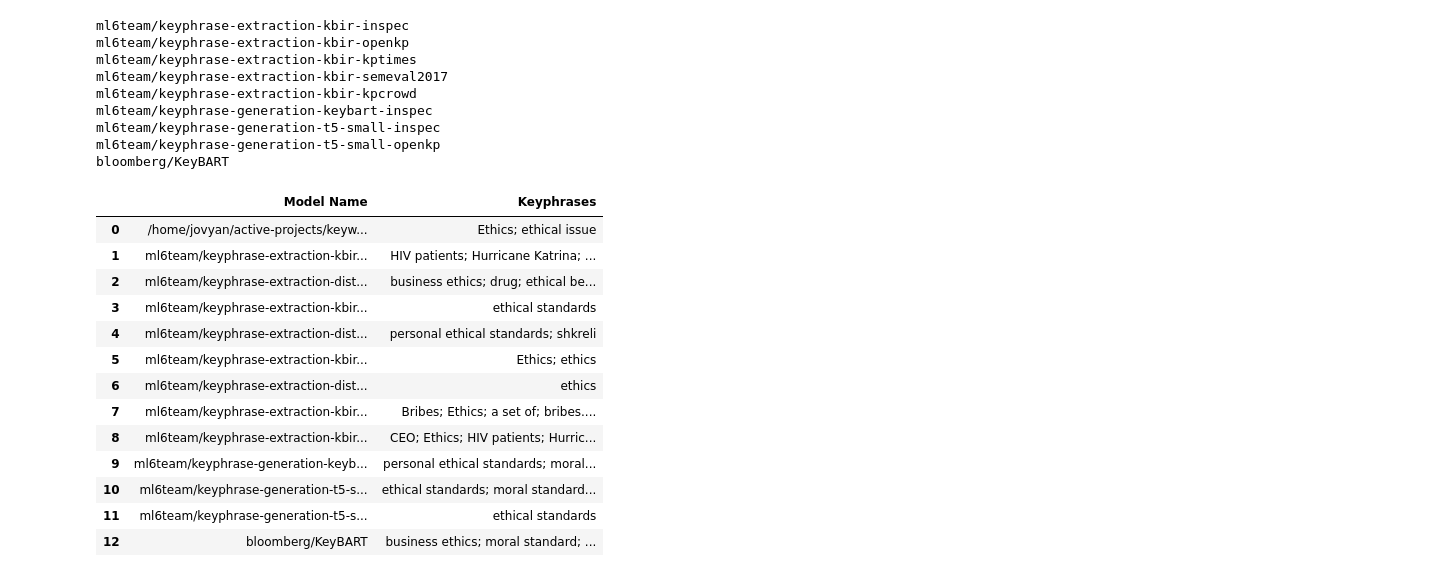
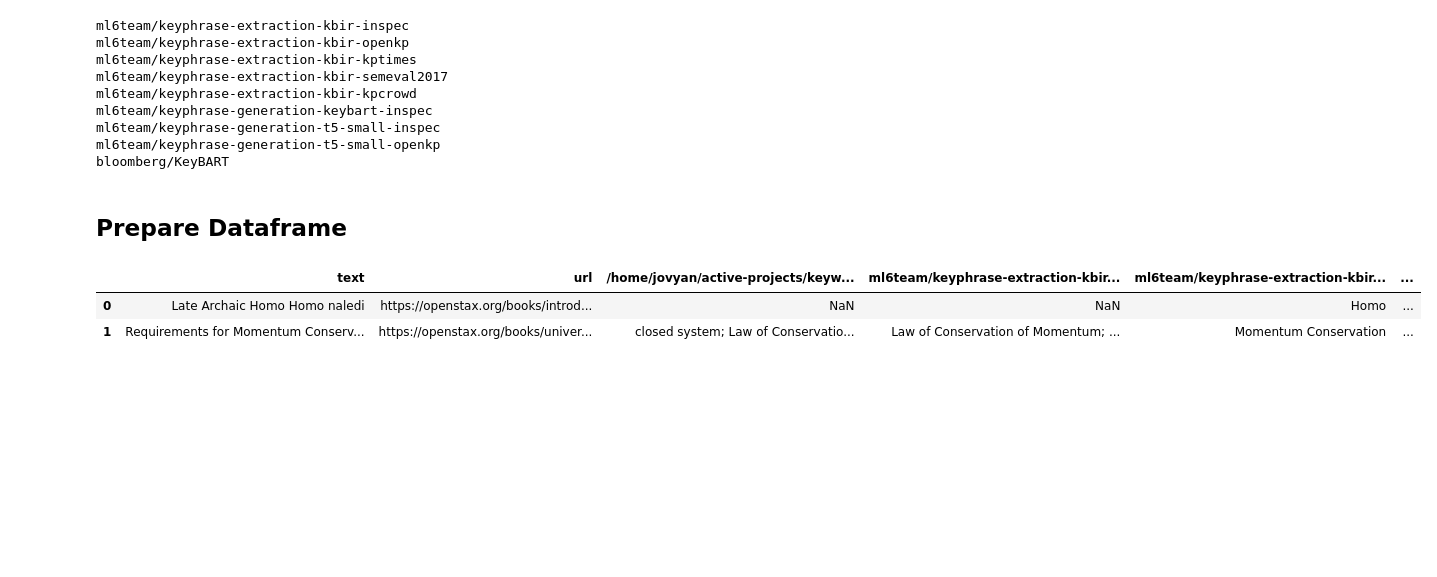
Before and after one commit to langdonholmes/keyword_extraction, a Jupyter notebook: src/test_hf_keyterm_models.ipynb, the cells around one changed output. Cells and saved outputs as stored; diff of their text form; code cells hidden in the pictures; blank space fills up the shorter version.

```diff
--- a/src/test_hf_keyterm_models.ipynb
+++ b/src/test_hf_keyterm_models.ipynb
@@ -170,21 +170,3 @@ ml6team/keyphrase-generation-t5-small-openkp
 bloomberg/KeyBART
 # %%
 pd.DataFrame(results).to_csv('../results/10-models-100-subsections.csv', index=False)
-# %%
-results_df = pd.DataFrame.from_dict(results, columns=['Keyphrases'], orient='index').reset_index(names='Model Name')
-results_df
-# %% [output]
-|  | Model Name | Keyphrases |
-| 0 | /home/jovyan/active-projects/keyw... | Ethics; ethical issue |
-| 1 | ml6team/keyphrase-extraction-kbir... | HIV patients; Hurricane Katrina; ... |
-| 2 | ml6team/keyphrase-extraction-dist... | business ethics; drug; ethical be... |
-| 3 | ml6team/keyphrase-extraction-kbir... | ethical standards |
-| 4 | ml6team/keyphrase-extraction-dist... | personal ethical standards; shkreli |
-| 5 | ml6team/keyphrase-extraction-kbir... | Ethics; ethics |
-| 6 | ml6team/keyphrase-extraction-dist... | ethics |
-| 7 | ml6team/keyphrase-extraction-kbir... | Bribes; Ethics; a set of; bribes.... |
-| 8 | ml6team/keyphrase-extraction-kbir... | CEO; Ethics; HIV patients; Hurric... |
-| 9 | ml6team/keyphrase-generation-keyb... | personal ethical standards; moral... |
-| 10 | ml6team/keyphrase-generation-t5-s... | ethical standards; moral standard... |
-| 11 | ml6team/keyphrase-generation-t5-s... | ethical standards |
-| 12 | bloomberg/KeyBART | business ethics; moral standard; ... |
@@ -192,0 +173,11 @@ results_df.to_csv('../results/keyterms_by_model.csv', index=False)
+# %% [markdown]
+## Prepare Dataframe
+# %%
+df = pd.read_csv('../results/10-models-100-subsections.csv')
+original_columns = df.columns
+df['num_lists'] = df.apply(lambda row: row[2: ].count(), axis=1)
+df.head(2)
+# %% [output]
+|  | text | url | /home/jovyan/active-projects/keyw... | ml6team/keyphrase-extraction-kbir... | ml6team/keyphrase-extraction-kbir... | ... |
+| 0 | Late Archaic Homo Homo naledi | https://openstax.org/books/introd... | NaN | NaN | Homo | ... |
+| 1 | Requirements for Momentum Conserv... | https://openstax.org/books/univer... | closed system; Law of Conservatio... | Law of Conservation of Momentum; ... | Momentum Conservation | ... |
```
Also changed, not shown: parts of 12 cells of this notebook, 5 other files.
